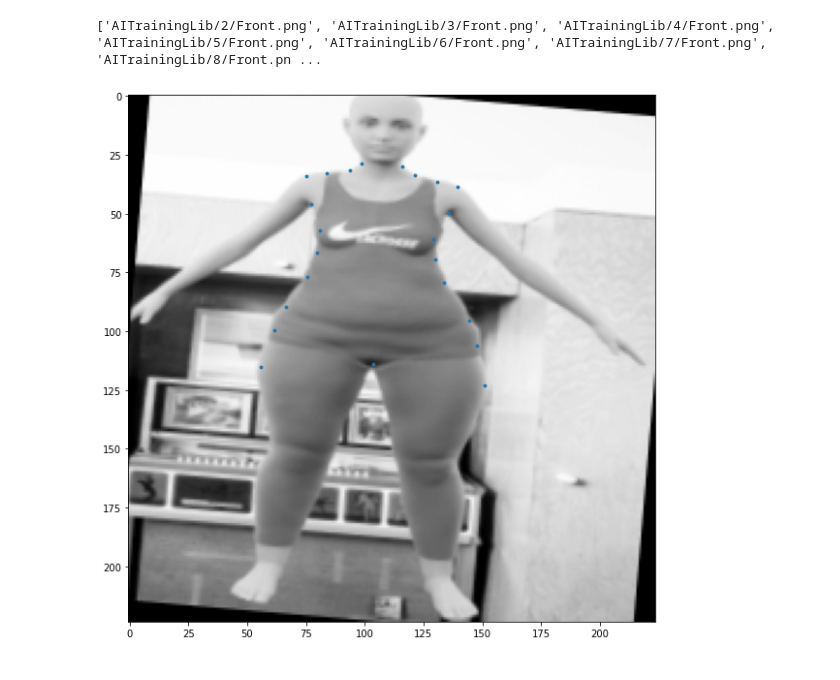
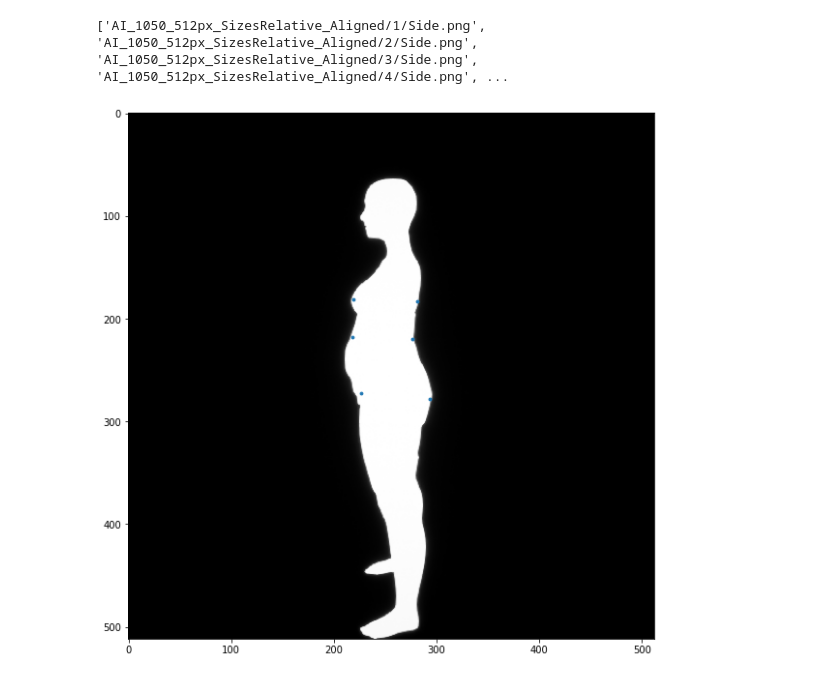
Before and after one commit to Matvezy/Body-Mesurments, a Jupyter notebook: TrainExp.ipynb, the cells around one changed output. Drawn from its saved outputs; the diff is of its cells as text; code cells hidden in the pictures.

```diff
--- a/TrainExp.ipynb
+++ b/TrainExp.ipynb
@@ -356,9 +36,25 @@ class Transforms():
+# %%
+class Transforms():
+    def __init__(self):
+        pass
+
+    def resize(self, image, landmarks, img_size):
+        image = TF.resize(image, img_size)
+        return image, landmarks
+
+    def __call__(self, image, landmarks):
+        image = Image.fromarray(image)
+        image, landmarks = self.resize(image, landmarks, (512, 512))
+
+        image = TF.to_tensor(image)
+        #image = TF.normalize(image, [0.5], [0.5])
+        return image, landmarks
 # %%
 class FaceLandmarksDataset(Dataset):
 
     def __init__(self, transform=None):
 
-        tree = ET.parse('trainFront.xml')
+        tree = ET.parse('trainSide.xml')
         root = tree.getroot()
         self.image_filenames = []
         self.landmarks = []
@@ -366,14 +62,12 @@ class FaceLandmarksDataset(Dataset):
         self.transform = transform
         for filename in root[1]:
             self.image_filenames.append(filename.attrib['file'])
-            self.crops.append(filename[0].attrib)
+            #self.crops.append(filename[0].attrib)
 
             landmark = []
-            for num in range(24):
-                if num == 11:
-                  continue
-                x_coordinate = int(filename[0][num].attrib['x'])
-                y_coordinate = int(filename[0][num].attrib['y'])
+            for num in range(6):
+                x_coordinate = int(filename[num].attrib['x'])
+                y_coordinate = int(filename[num].attrib['y'])
                 landmark.append([x_coordinate, y_coordinate])
             self.landmarks.append(landmark)
 
@@ -387,25 +81,21 @@ class FaceLandmarksDataset(Dataset):
     def __getitem__(self, index):
         image = cv2.imread(self.image_filenames[index], 0)
         landmarks = self.landmarks[index]
-
         if self.transform:
-            image, landmarks = self.transform(image, landmarks, self.crops[index])
-
-        landmarks = landmarks - 0.5
+            image, landmarks = self.transform(image, landmarks)
 
         return image, landmarks
 
 dataset = FaceLandmarksDataset(Transforms())
 # %%
 print(dataset.image_filenames)
-image, landmarks = dataset[0]
-landmarks = (landmarks + 0.5) * 224
+image, landmarks = dataset[1047]
 plt.figure(figsize=(10, 10))
-plt.imshow(image.numpy().squeeze(), cmap='gray');
+plt.imshow(image.squeeze(), cmap='gray');
 plt.scatter(landmarks[:,0], landmarks[:,1], s=8);
 # %% [output]
-['AITrainingLib/2/Front.png', 'AITrainingLib/3/Front.png', 'AITrainingLib/4/Front.png', 'AITrainingLib/5/Front.png', 'AITrainingLib/6/Front.png', 'AITrainingLib/7/Front.png', 'AITrainingLib/8/Front.pn ...
+['AI_1050_512px_SizesRelative_Aligned/1/Side.png', 'AI_1050_512px_SizesRelative_Aligned/2/Side.png', 'AI_1050_512px_SizesRelative_Aligned/3/Side.png', 'AI_1050_512px_SizesRelative_Aligned/4/Side.png', ...
-[figure, old version]
+[figure, new version]
 # %%
 # split the dataset into validation and test sets
 len_valid_set = int(0.1*len(dataset))
```
Also changed, not shown: parts of 30 cells of this notebook.
